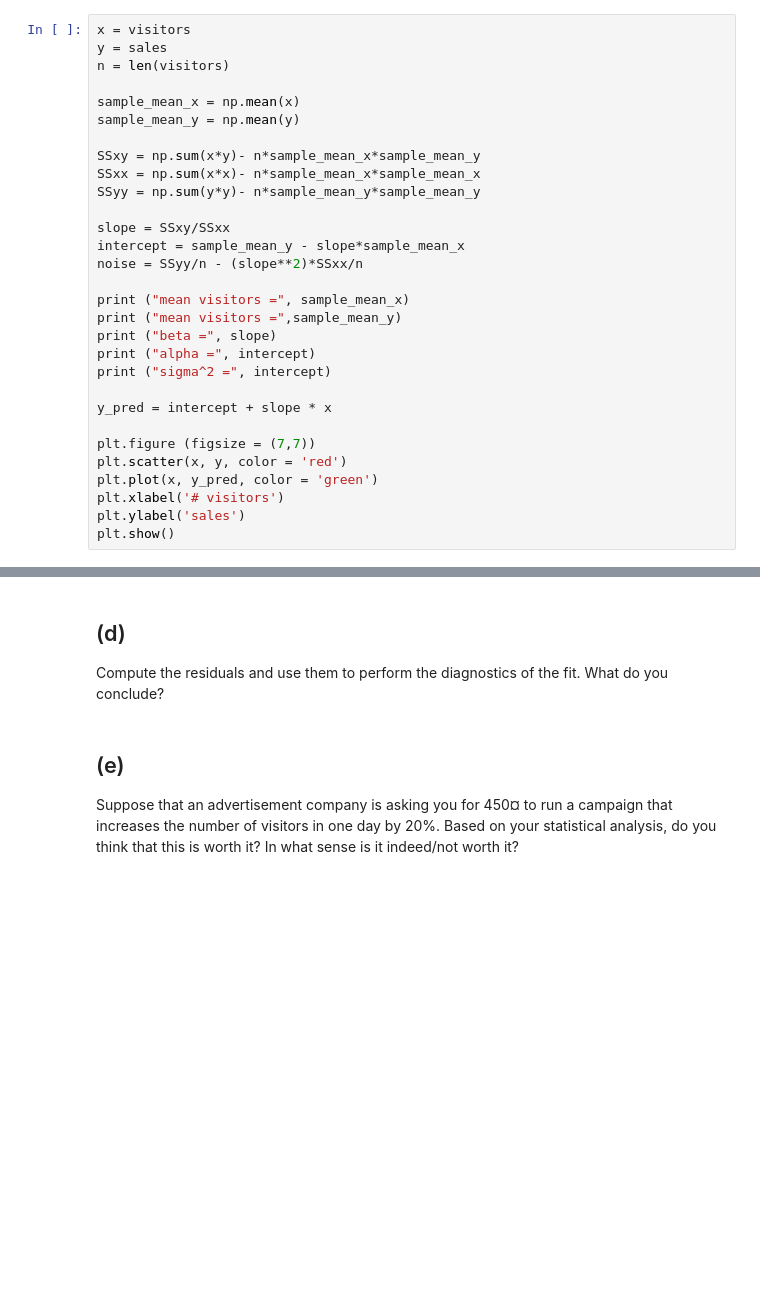
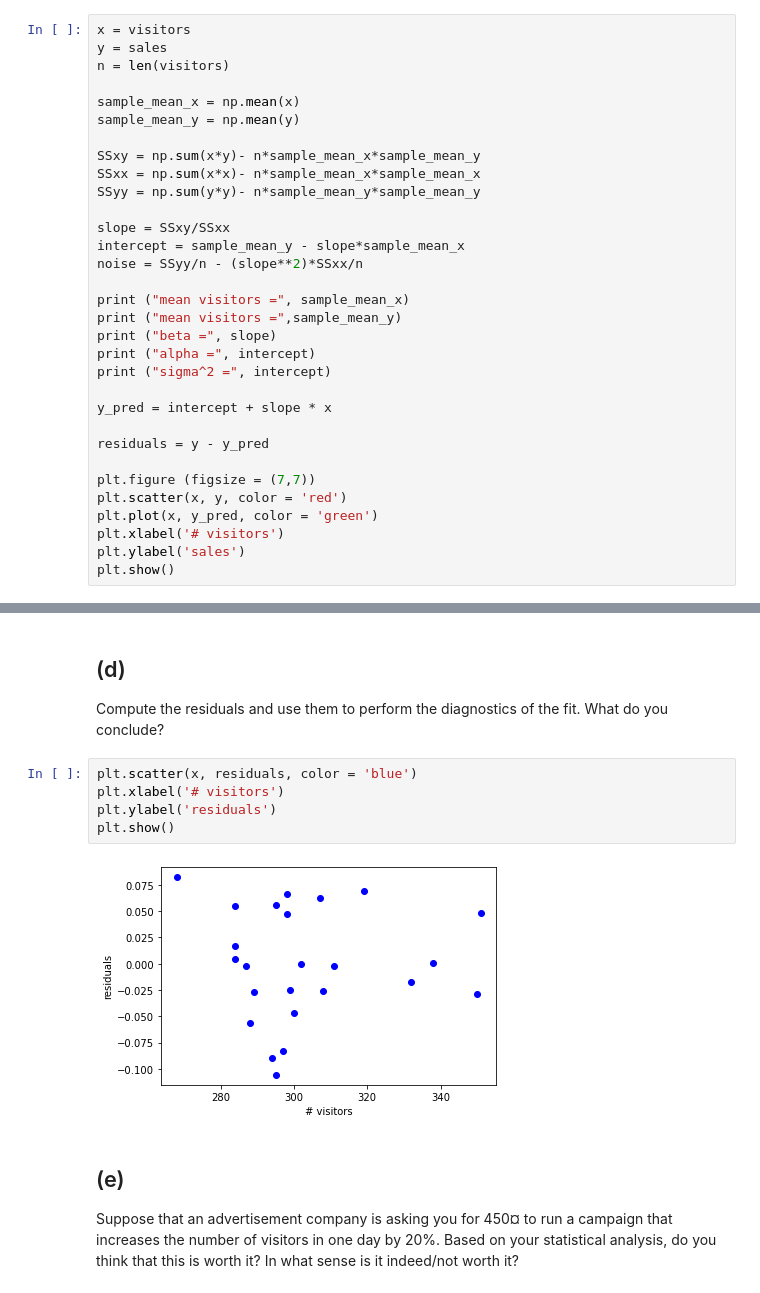
Before and after one commit to thutrangluu/Assignment_Stat, a Jupyter notebook: Assignment 2/Assignment 2 Statistics.ipynb, the cells around one changed output, grey strips where cells are left out. Saved outputs shown, nothing was run; the diff lists cells and outputs as text; blank space fills up the shorter version.

```diff
--- a/Assignment 2/Assignment 2 Statistics.ipynb
+++ b/Assignment 2/Assignment 2 Statistics.ipynb
@@ -203,6 +245,8 @@ print ("sigma^2 =", intercept)
 
 y_pred = intercept + slope * x
 
+residuals = y - y_pred
+
 plt.figure (figsize = (7,7))
 plt.scatter(x, y, color = 'red')
 plt.plot(x, y_pred, color = 'green')
@@ -220,6 +264,13 @@ sigma^2 = 0.20035253062618907
 ## (d)
 
 Compute the residuals and use them to perform the diagnostics of the fit. What do you conclude?
+# %%
+plt.scatter(x, residuals, color = 'blue')
+plt.xlabel('# visitors')
+plt.ylabel('residuals')
+plt.show()
+# %% [output]
+[figure, added]
 # %% [markdown]
 ## (e)
 
```
Also changed, not shown: parts of 4 cells of this notebook.
